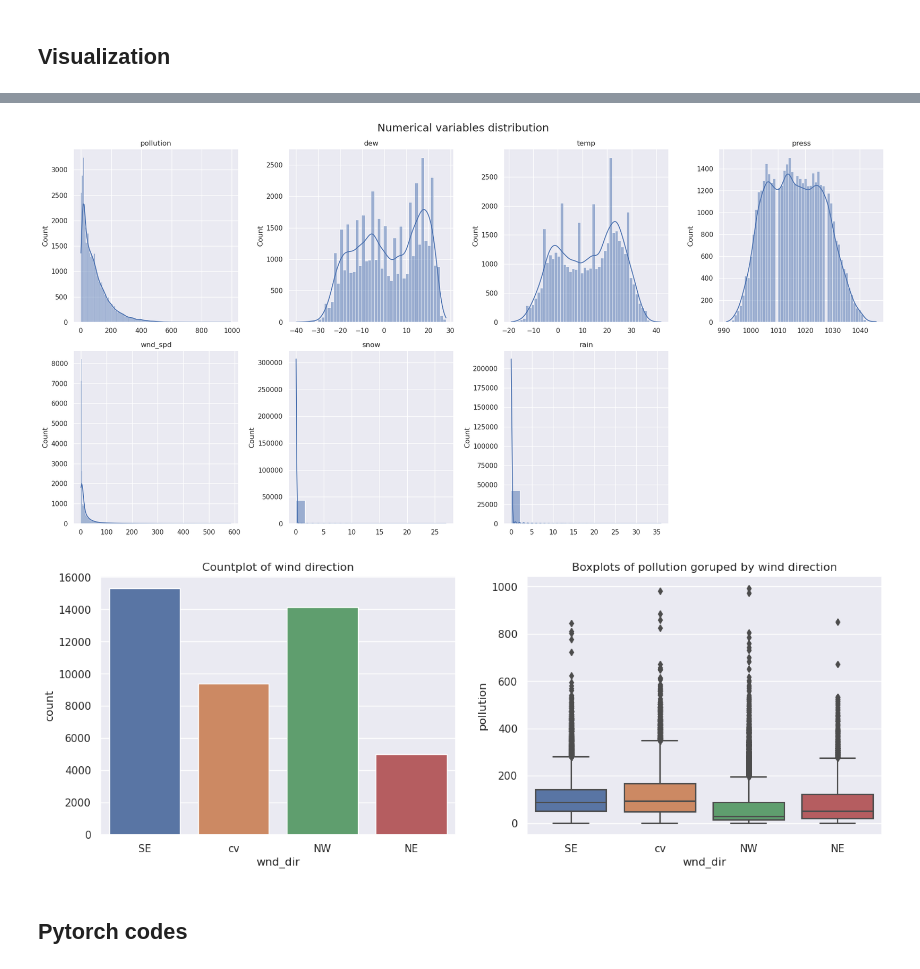
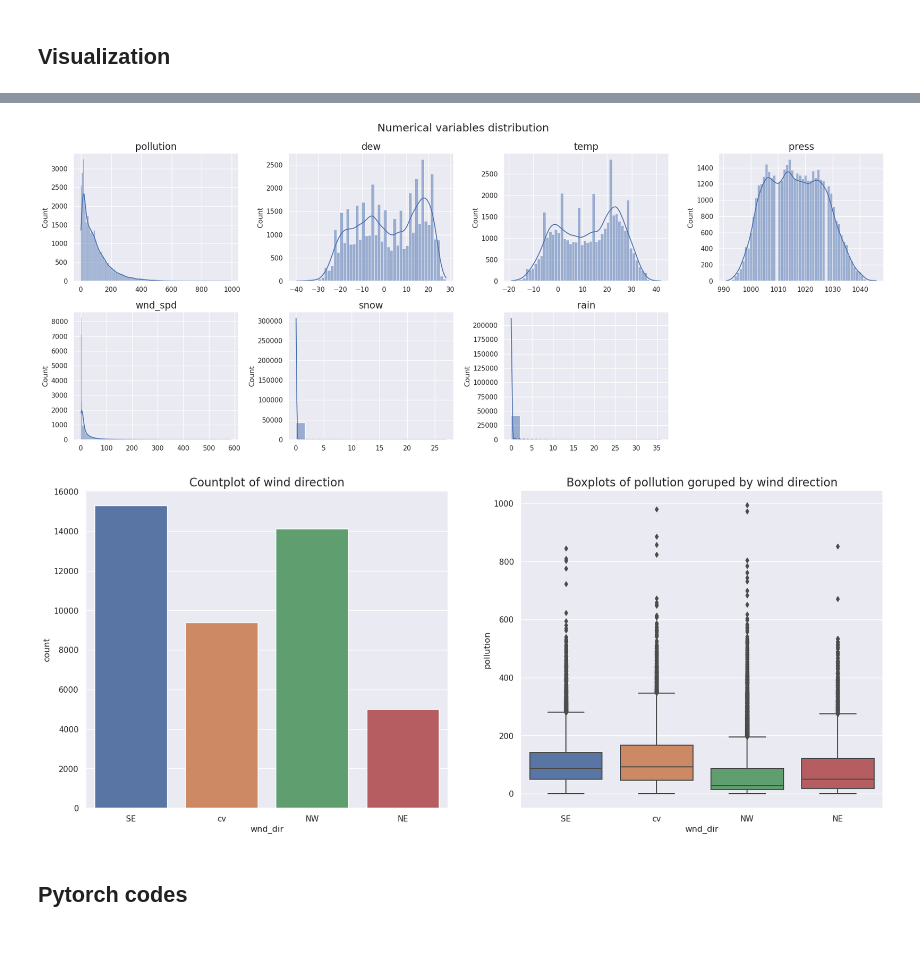
Before and after one commit to mrcljns/GRU-ML-presentation, a Jupyter notebook: gru_notebook.ipynb, the cells around one changed output, grey strips where cells are left out. Saved outputs shown, nothing was run; the diff lists cells and outputs as text; code cells hidden in the pictures; blank space fills up the shorter version.

```diff
--- a/gru_notebook.ipynb
+++ b/gru_notebook.ipynb
@@ -90,7 +157,7 @@ dates = [datetime.strptime(date_str, '%Y-%m-%d %H:%M:%S') for date_str in values
 groups = [1, 2, 3, 4]
 i = 1
 
-fig, axs = plt.subplots(len(groups), 1, figsize=(20, 10), facecolor='white')
+fig, axs = plt.subplots(len(groups), 1, figsize=(20, 8), facecolor='white')
 for group, ax in zip(groups, axs):
     ax.plot(dates, values[:, group], color=cm.viridis(group/len(groups)))
     if pollution_df.columns[group] == "pollution":
@@ -116,9 +183,9 @@ dates = [datetime.strptime(date_str, '%Y-%m-%d %H:%M:%S') for date_str in values
 groups = [6, 7, 8]
 i = 1
 
-fig, axs = plt.subplots(len(groups), 1, figsize=(20, 10), facecolor='white')
+fig, axs = plt.subplots(len(groups), 1, figsize=(20, 8), facecolor='white')
 for group, ax in zip(groups, axs):
-    ax.plot(dates, values[:, group], color=cm.viridis(group/len(groups)))
+    ax.plot(dates, values[:, group], color=cm.viridis((group-6)/len(groups)))
     if pollution_df.columns[group] == "pollution":
         ax.set_title(pollution_df.columns[group], y=0.75, loc='right', fontsize=16, color="red")
     else:
@@ -137,29 +204,31 @@ plt.show()
 # %%
+# Plotting histograms
 groups = [1, 2, 3, 4, 6, 7, 8]
 
-# Create separate subplots for each boxplot
-fig, axes = plt.subplots(2, 4, figsize=(20, 10))
+# Create separate subplots for each histplot
+fig, axes = plt.subplots(2, 4, figsize=(20, 8))
 axes = axes.flatten()
 
 for i in range(len(groups)):
     sn.histplot(pollution_df.values[:, groups[i]], ax=axes[i], kde=True)
-    axes[i].set_title(pollution_df.columns[groups[i]])
+    axes[i].set_title(pollution_df.columns[groups[i]], fontsize=16)
 
 plt.delaxes(axes[7])
 plt.suptitle('Numerical variables distribution', fontsize=18)
 plt.tight_layout()
 plt.show()
 # %% [output]
-[figure, old version]
+[figure, new version]
 # %%
-fig, axes = plt.subplots(1, 2, figsize=(15, 5))
+# Plotting countplots of categorical feature - wind direction
+fig, axes = plt.subplots(1, 2, figsize=(20, 8))
 sn.countplot(x=pollution_df["wnd_dir"], ax=axes[0])
-axes[0].set_title("Countplot of wind direction")
+axes[0].set_title("Countplot of wind direction", fontsize=16)
 sn.boxplot(data=pollution_df, x="wnd_dir", y="pollution", ax=axes[1])
-axes[1].set_title("Boxplots of pollution goruped by wind direction")
+axes[1].set_title("Boxplots of pollution goruped by wind direction", fontsize=16)
 plt.show()
 # %% [output]
-[figure, old version]
+[figure, new version]
 # %% [markdown]
 ## Pytorch codes
 # %% [markdown]
```
Also changed, not shown: parts of 52 cells of this notebook.
